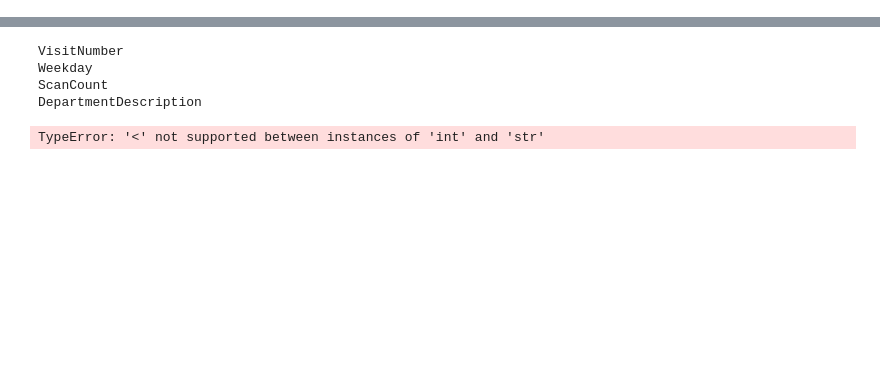
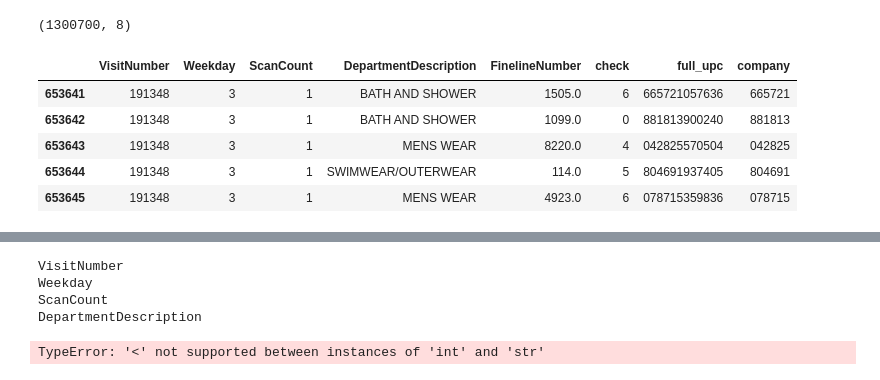
Before and after one commit to iayrots/dss7_SWYA_walmart, a Jupyter notebook: ya/preprocess.ipynb, the cells around one changed output, grey strips where cells are left out. Cells and saved outputs as stored; diff of their text form; code cells hidden in the pictures; blank space fills up the shorter version.

```diff
--- a/ya/preprocess.ipynb
+++ b/ya/preprocess.ipynb
@@ -51,4 +51,15 @@ def company(x):
 data['company'] = data.full_upc.apply(company)
 
 data.to_csv('data/fulldata.csv', index=False)
+# %%
+print(data.shape)
+data.tail()
+# %% [output]
+(1300700, 8)
+|  | VisitNumber | Weekday | ScanCount | DepartmentDescription | FinelineNumber | check | full_upc | company |
+| 653641 | 191348 | 3 | 1 | BATH AND SHOWER | 1505.0 | 6 | 665721057636 | 665721 |
+| 653642 | 191348 | 3 | 1 | BATH AND SHOWER | 1099.0 | 0 | 881813900240 | 881813 |
+| 653643 | 191348 | 3 | 1 | MENS WEAR | 8220.0 | 4 | 042825570504 | 042825 |
+| 653644 | 191348 | 3 | 1 | SWIMWEAR/OUTERWEAR | 114.0 | 5 | 804691937405 | 804691 |
+| 653645 | 191348 | 3 | 1 | MENS WEAR | 4923.0 | 6 | 078715359836 | 078715 |
 # %%
```
Also changed, not shown: parts of 6 cells of this notebook, 1 other file.
